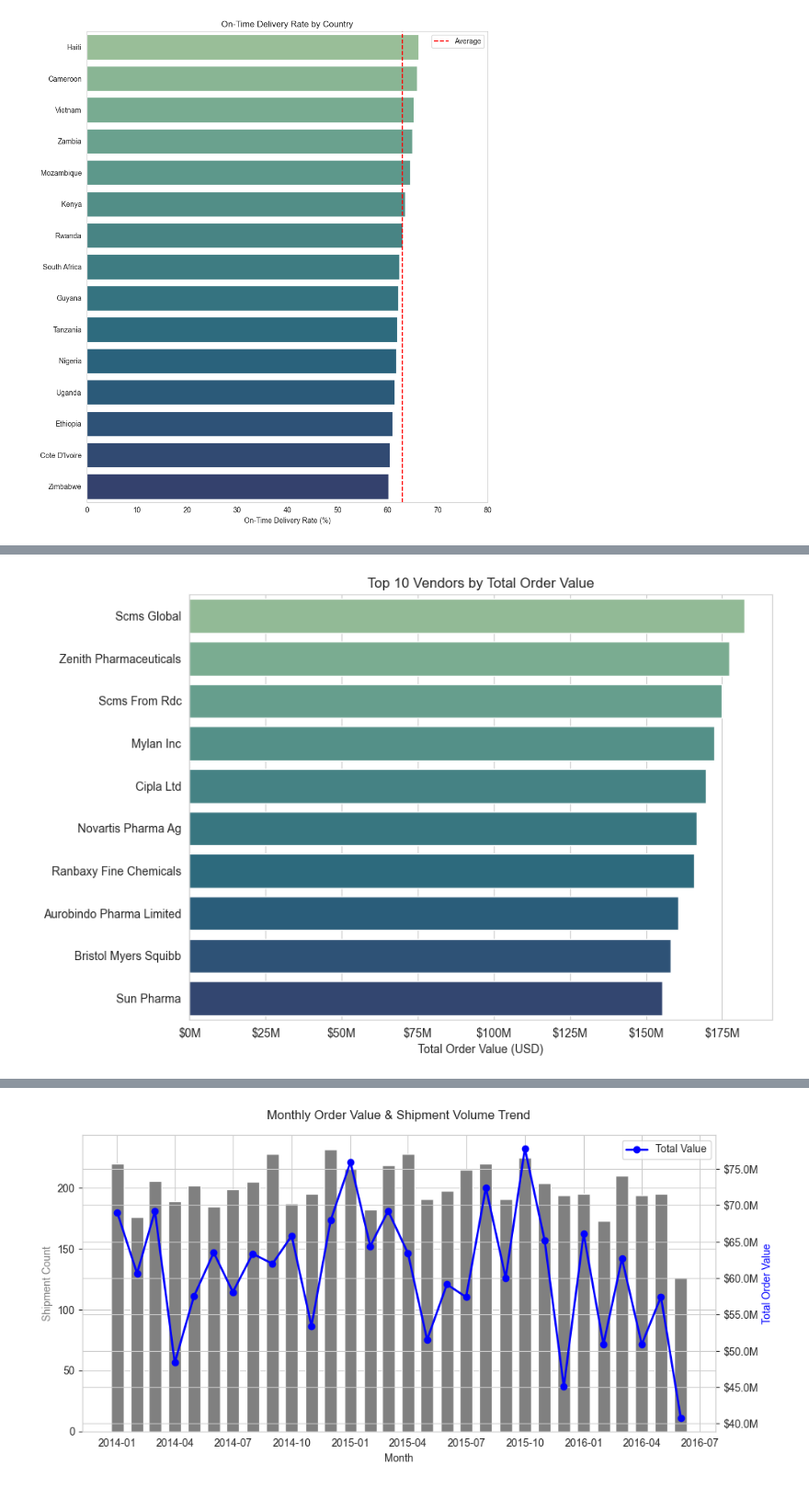
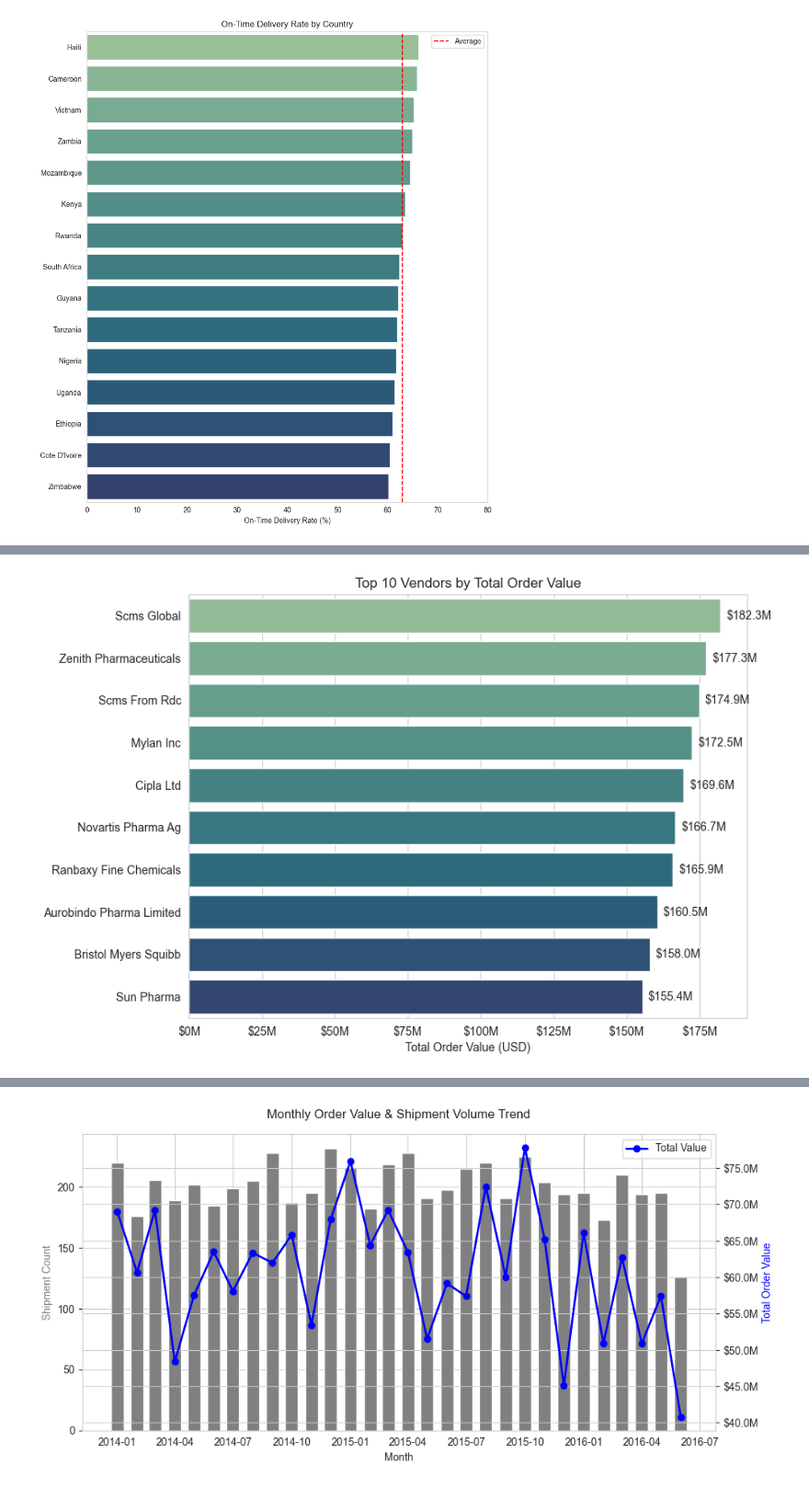
Before and after one commit to yashmonde24/Supply-Chain-Shipment-Pricing-And-Delivery-Risk-Analysis, a Jupyter notebook: python/kpi_analysis.ipynb, the cells around one changed output, grey strips where cells are left out. Shown at 92% size. Cells and saved outputs as stored; diff of their text form; code cells hidden in the pictures.

```diff
--- a/python/kpi_analysis.ipynb
+++ b/python/kpi_analysis.ipynb
@@ -60,17 +80,30 @@ plt.close()
 otd_shipment_mode = pd.read_sql("SELECT * FROM vw_otd_by_shipment_mode;", engine)
 
 fig, axes = plt.subplots(1, 2, figsize=(12, 5))
-sns.barplot(data=otd_shipment_mode.sort_values(by = 'on_time_delivery_rate_pct', ascending = False), x="shipment_mode", y="on_time_delivery_rate_pct",
+ax1 = sns.barplot(data=otd_shipment_mode.sort_values(by = 'on_time_delivery_rate_pct', ascending = False), x="shipment_mode", y="on_time_delivery_rate_pct",
             hue = 'shipment_mode', ax=axes[0], palette='crest')
 axes[0].set_title("On-Time Delivery Rate by Shipment Mode")
 axes[0].set_ylabel("On-Time Rate (%)")
 axes[0].set_xlabel("")
 
-sns.barplot(data=otd_shipment_mode.sort_values(by = 'avg_lead_time_days', ascending = False), x="shipment_mode", y="avg_lead_time_days",
+for container in ax1.containers:
+    ax1.bar_label(
+        container,
+        fmt='%.1f%%',
+        padding=3
+    )
+
+ax2 = sns.barplot(data=otd_shipment_mode.sort_values(by = 'avg_lead_time_days', ascending = False), x="shipment_mode", y="avg_lead_time_days",
             hue = 'shipment_mode', ax=axes[1], palette = 'crest')
 axes[1].set_title("Average Lead Time by Shipment Mode")
 axes[1].set_ylabel("Avg Lead Time (days)")
 axes[1].set_xlabel("")
+for container in ax2.containers:
+    ax2.bar_label(
+        container,
+        fmt='%.1f%%',
+        padding=3
+    )
 plt.tight_layout()
 plt.savefig("otd_and_leadtime_by_shipment_mode.png", dpi=120)
 plt.show()
@@ -97,17 +170,45 @@ plt.close()
 # %%
 # Top 10 Vendors by Spend
 
 vendors = pd.read_sql("SELECT * FROM vw_vendor_scorecard;", engine).head(10)
+plt.figure(figsize=(9, 6))
 
-plt.figure(figsize=(9, 6))
-sns.barplot( data=vendors.sort_values("total_order_value_usd" , ascending = False), y="vendor", x="total_order_value_usd", hue = 'vendor', palette = 'crest')
+ax = sns.barplot(
+    data=vendors.sort_values("total_order_value_usd", ascending=False),
+    y="vendor",
+    x="total_order_value_usd",
+    hue="vendor",
+    palette="crest",
+    legend=False
+)
+
 plt.title("Top 10 Vendors by Total Order Value")
 plt.xlabel("Total Order Value (USD)")
-plt.gca().xaxis.set_major_formatter(ticker.FuncFormatter(lambda x, _: f"${x*1e-6:,.0f}M"))
 plt.ylabel("")
+
+# Format x-axis in millions
+plt.gca().xaxis.set_major_formatter(
+    ticker.FuncFormatter(lambda x, _: f"${x*1e-6:,.0f}M")
+)
+
+# Add data labels
+for container in ax.containers:
+    labels = [
+        f"${value * 1e-6:,.1f}M"
+        for value in container.datavalues
+    ]
+
+    ax.bar_label(
+        container,
+        labels=labels,
+        padding=5
+    )
+
 plt.tight_layout()
+
 plt.savefig("top_vendors_by_spend.png", dpi=120)
+
 plt.show()
 plt.close()
 # %% [output]
-[figure, old version]
+[figure, new version]
```
Also changed, not shown: parts of 16 cells of this notebook, 4 other files.
